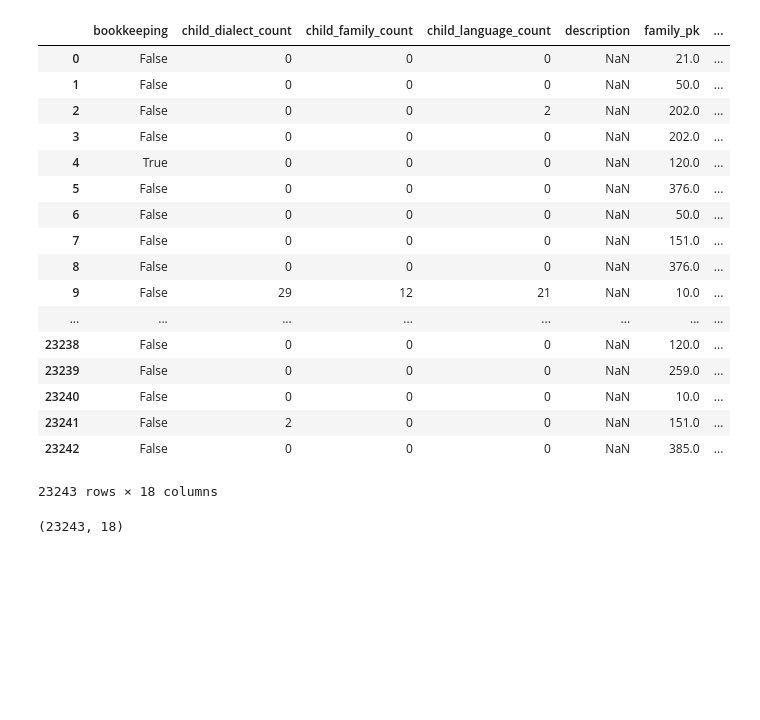
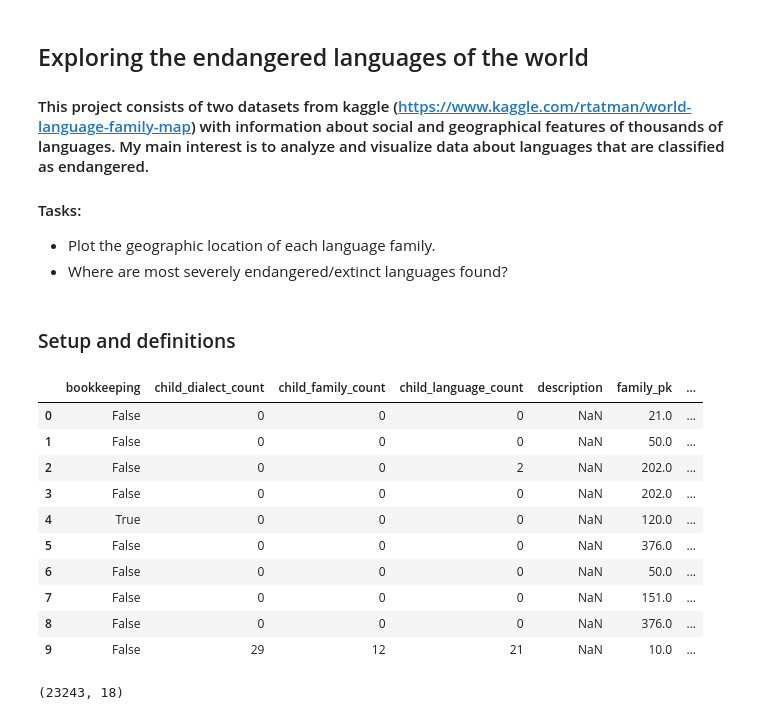
Before and after one commit to lorenanda/world-languages, a Jupyter notebook: world languages.ipynb, the cells around one changed output. Drawn from its saved outputs; the diff is of its cells as text; code cells hidden in the pictures; blank space fills up the shorter version.

```diff
--- a/world languages.ipynb
+++ b/world languages.ipynb
@@ -1 +1,10 @@
+# %% [markdown]
+## Exploring the endangered languages of the world
+
+#### This project consists of two datasets from kaggle (https://www.kaggle.com/rtatman/world-language-family-map) with information about social and geographical features of thousands of languages. My main interest is to analyze and visualize data about languages that are classified as endangered.
+#### Tasks:
+- Plot the geographic location of each language family.
+- Where are most severely endangered/extinct languages found?
+# %% [markdown]
+### Setup and definitions
 # %%
@@ -10,25 +15,18 @@ import numpy as np
 # %%
 #Read in the dataset
 
 df = pd.read_csv('languoid.csv')
-df
+df.head(10)
 # %% [output]
 |  | bookkeeping | child_dialect_count | child_family_count | child_language_count | description | family_pk | ... |
 | 0 | False | 0 | 0 | 0 | NaN | 21.0 | ... |
 | 1 | False | 0 | 0 | 0 | NaN | 50.0 | ... |
 | 2 | False | 0 | 0 | 2 | NaN | 202.0 | ... |
 | 3 | False | 0 | 0 | 0 | NaN | 202.0 | ... |
 | 4 | True | 0 | 0 | 0 | NaN | 120.0 | ... |
 | 5 | False | 0 | 0 | 0 | NaN | 376.0 | ... |
 | 6 | False | 0 | 0 | 0 | NaN | 50.0 | ... |
 | 7 | False | 0 | 0 | 0 | NaN | 151.0 | ... |
 | 8 | False | 0 | 0 | 0 | NaN | 376.0 | ... |
 | 9 | False | 29 | 12 | 21 | NaN | 10.0 | ... |
-| ... | ... | ... | ... | ... | ... | ... | ... |
-| 23238 | False | 0 | 0 | 0 | NaN | 120.0 | ... |
-| 23239 | False | 0 | 0 | 0 | NaN | 259.0 | ... |
-| 23240 | False | 0 | 0 | 0 | NaN | 10.0 | ... |
-| 23241 | False | 2 | 0 | 0 | NaN | 151.0 | ... |
-| 23242 | False | 0 | 0 | 0 | NaN | 385.0 | ... |
-23243 rows × 18 columns
 # %%
```
Also changed, not shown: parts of 37 cells of this notebook.
